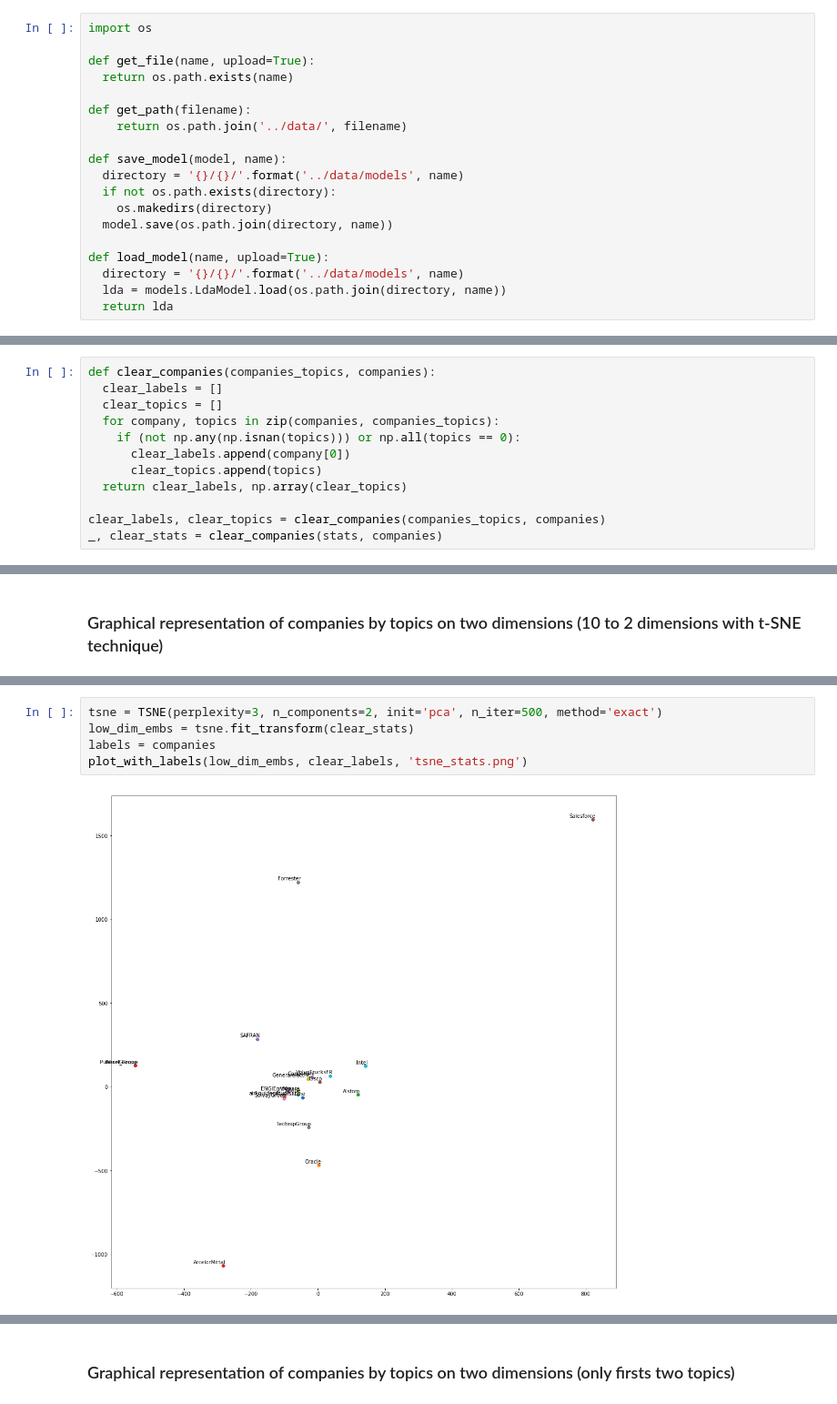
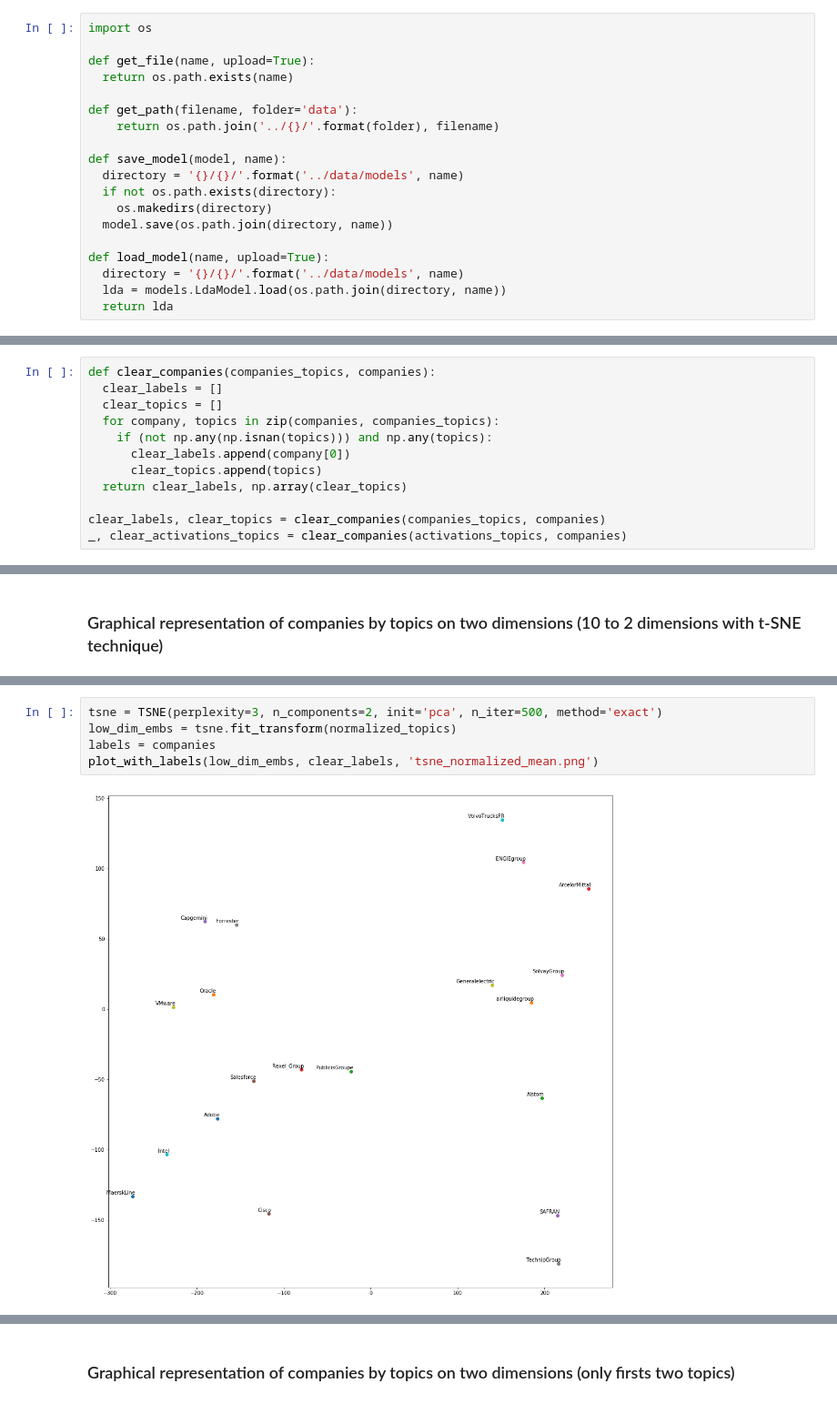
Before and after one commit to berbuf/B2B_Em_lyon, a Jupyter notebook: notebooks/ContextualAnalysis.ipynb, the cells around one changed output, grey strips where cells are left out. Shown at 91% size. Saved outputs shown, nothing was run; the diff lists cells and outputs as text.

Commit message:
add graphics in ContextualAnalysis notebook

```diff
--- a/notebooks/ContextualAnalysis.ipynb
+++ b/notebooks/ContextualAnalysis.ipynb
@@ -14,8 +14,8 @@ import os
 def get_file(name, upload=True):
   return os.path.exists(name)
 
-def get_path(filename):
-    return os.path.join('../data/', filename)
+def get_path(filename, folder='data'):
+    return os.path.join('../{}/'.format(folder), filename)
 
 def save_model(model, name):
   directory = '{}/{}/'.format('../data/models', name)
@@ -215,13 +215,13 @@ def clear_companies(companies_topics, companies):
   clear_labels = []
   clear_topics = []
   for company, topics in zip(companies, companies_topics):
-    if (not np.any(np.isnan(topics))) or np.all(topics == 0):
+    if (not np.any(np.isnan(topics))) and np.any(topics):
       clear_labels.append(company[0])
       clear_topics.append(topics)
   return clear_labels, np.array(clear_topics)
 
 clear_labels, clear_topics = clear_companies(companies_topics, companies)
-_, clear_stats = clear_companies(stats, companies)
+_, clear_activations_topics = clear_companies(activations_topics, companies)
 # %% [markdown]
 ### "Normalize" topics
 # %%
@@ -256,7 +263,7 @@ plot_with_labels(low_dim_embs, clear_labels, 'tsne.png')
 # %%
 tsne = TSNE(perplexity=3, n_components=2, init='pca', n_iter=500, method='exact')
-low_dim_embs = tsne.fit_transform(clear_stats)
+low_dim_embs = tsne.fit_transform(normalized_topics)
 labels = companies
-plot_with_labels(low_dim_embs, clear_labels, 'tsne_stats.png')
+plot_with_labels(low_dim_embs, clear_labels, 'tsne_normalized_mean.png')
 # %% [output]
-[figure, old version]
+[figure, new version]
```
Also changed, not shown: parts of 18 cells of this notebook, 9 other files.
